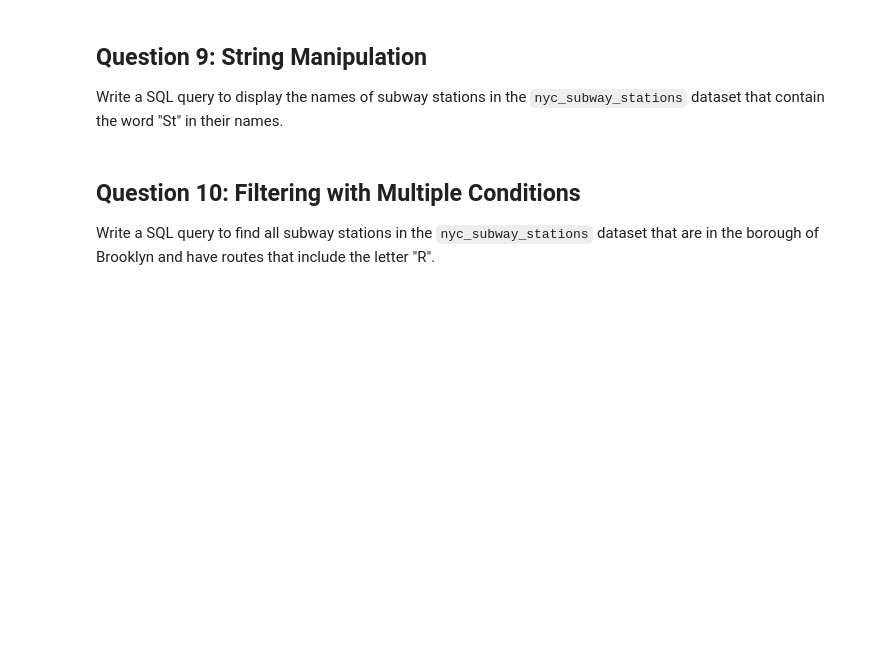
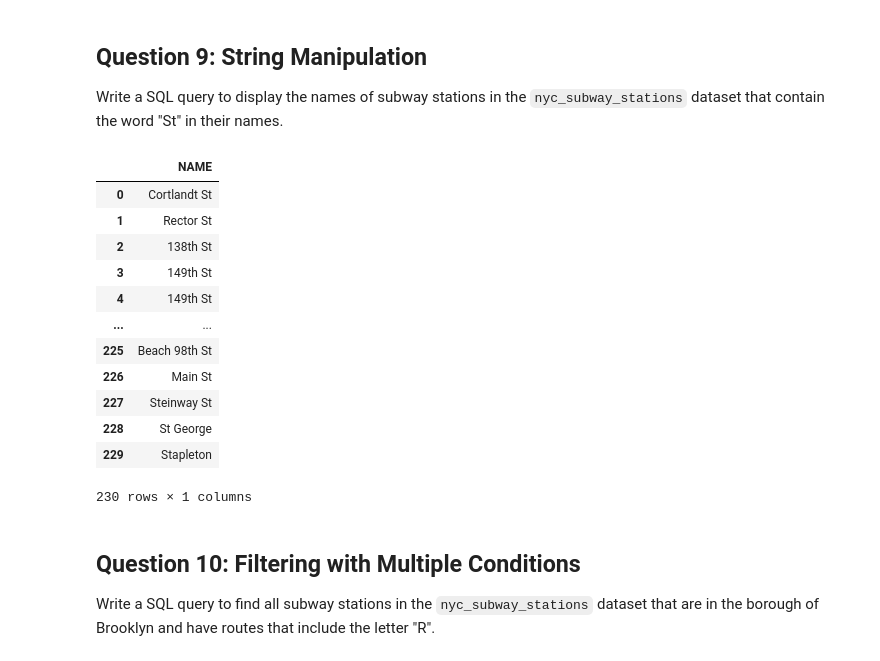
Before and after one commit to Cihshee/CASA0025, a Jupyter notebook: notebooks/W02_lab.ipynb, the cells around one changed output. Drawn from its saved outputs; the diff is of its cells as text; code cells hidden in the pictures; blank space fills up the shorter version.

```diff
--- a/notebooks/W02_lab.ipynb
+++ b/notebooks/W02_lab.ipynb
@@ -241,6 +241,25 @@ ON s.BOROUGH = n.BORONAME;
 Write a SQL query to display the names of subway stations in the `nyc_subway_stations` dataset that contain the word "St" in their names.
 # %%
 # Add your code here.
+
+%%sql
+SELECT NAME
+FROM nyc_subway_stations
+WHERE NAME LIKE '%St%';
+# %% [output]
+|  | NAME |
+| 0 | Cortlandt St |
+| 1 | Rector St |
+| 2 | 138th St |
+| 3 | 149th St |
+| 4 | 149th St |
+| ... | ... |
+| 225 | Beach 98th St |
+| 226 | Main St |
+| 227 | Steinway St |
+| 228 | St George |
+| 229 | Stapleton |
+230 rows × 1 columns
 # %% [markdown]
 ## Question 10: Filtering with Multiple Conditions
 
```
Also changed, not shown: parts of 1 cell of this notebook.
